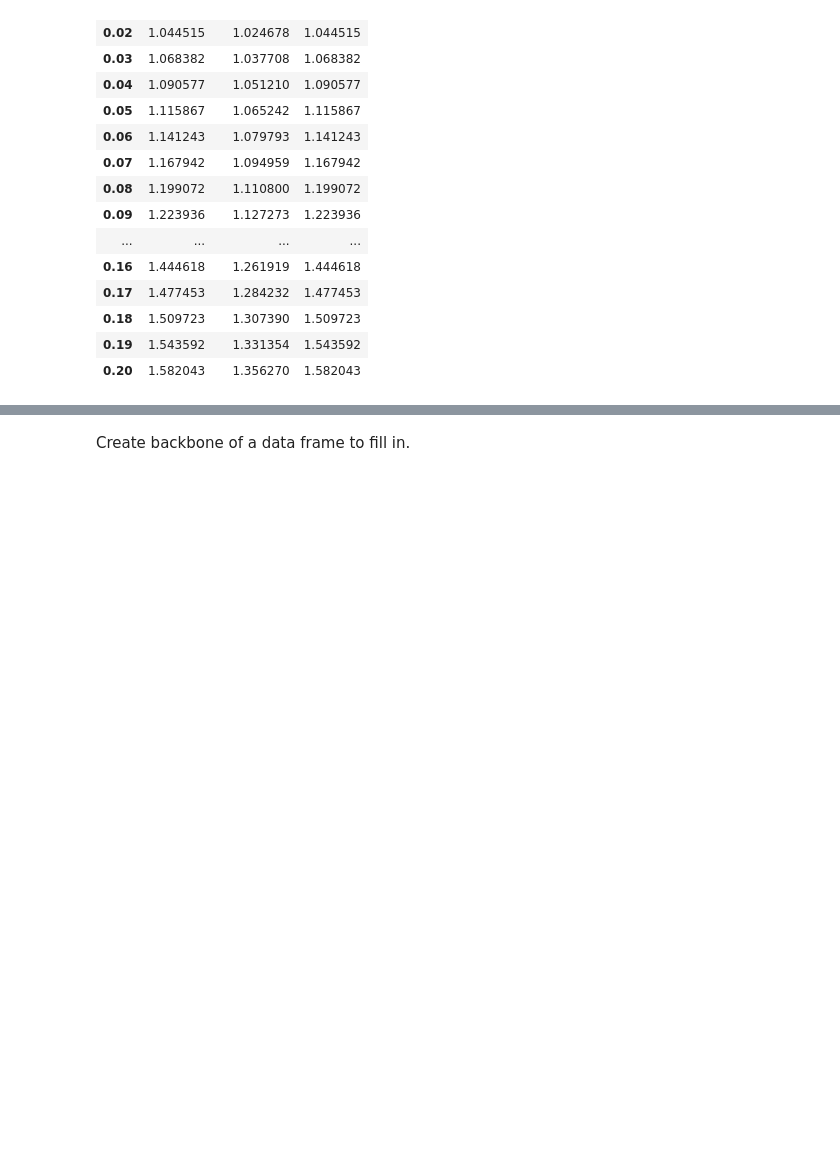
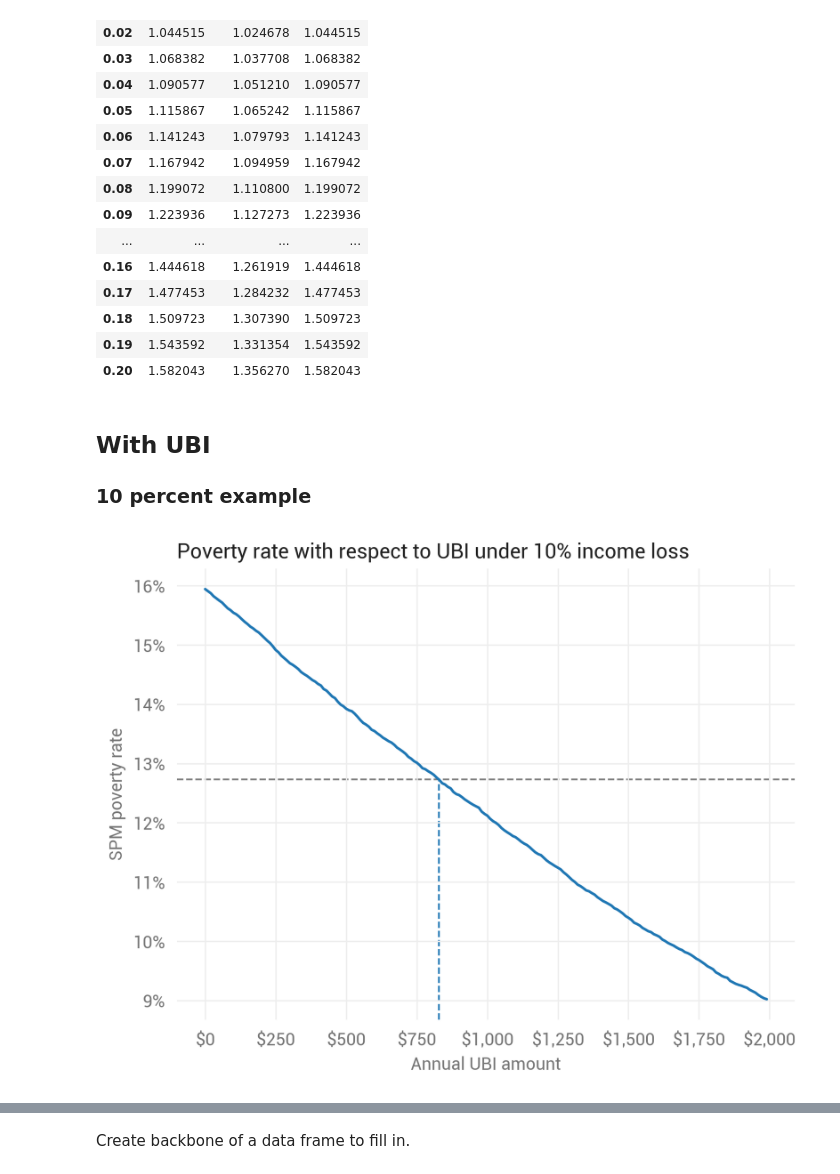
Before and after one commit to UBICenter/ubi-center, a Jupyter notebook: notebooks/covid/covid_ubi.ipynb, the cells around one changed output, grey strips where cells are left out. Drawn from its saved outputs; the diff is of its cells as text; code cells hidden in the pictures; blank space fills up the shorter version.

```diff
--- a/notebooks/covid/covid_ubi.ipynb
+++ b/notebooks/covid/covid_ubi.ipynb
@@ -331,3 +331,32 @@ cuts / cuts.iloc[0]
 | 0.18 | 1.509723 | 1.307390 | 1.509723 |
 | 0.19 | 1.543592 | 1.331354 | 1.543592 |
 | 0.20 | 1.582043 | 1.356270 | 1.582043 |
+# %% [markdown]
+## With UBI
+
+### 10 percent example
+# %%
+ubi_10pct_example = pd.DataFrame(index=np.arange(0, 2000, 10))
+# %%
+ubi_10pct_example['pov_all'] = ubi_10pct_example.index.map(
+    lambda x: ubi_pov_rate(resource_cut=0.1, ubi_adult=x, ubi_kid_share=1,
+                           include_noncitizens=True))
+ubi_10pct_example['pov_adult_citizens'] = ubi_10pct_example.index.map(
+    lambda x: ubi_pov_rate(resource_cut=0.1, ubi_adult=x, ubi_kid_share=0,
+                           include_noncitizens=False))
+# %%
+ax = ubi_10pct_example.pov_all.plot()
+plt.title('Poverty rate with respect to UBI under 10% income loss',
+          loc='left')
+ax.xaxis.set_major_formatter(mdf.dollar_format())
+ax.yaxis.set_major_formatter(mpl.ticker.PercentFormatter(xmax=1, decimals=0))
+# Show current poverty rate.
+plt.axhline(ubi_pov_rate(), color='gray', lw=1, ls='--', zorder=-1)
+# TODO: Figure out how to automate this.
+plt.axvline(828, ymax=0.53, lw=1, ls='--', zorder=-1)
+plt.xlabel('Annual UBI amount')
+plt.ylabel('SPM poverty rate')
+plt.savefig('charts/pov_rate_by_ubi_10pct_all.png')
+plt.show()
+# %% [output]
+[figure, added]
```
Also changed, not shown: parts of 6 cells of this notebook, 3 other files.
